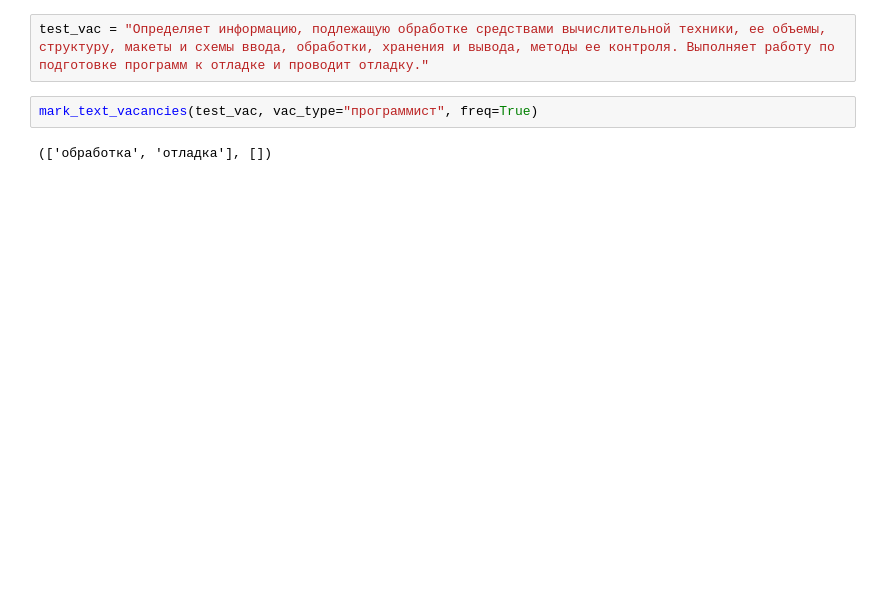
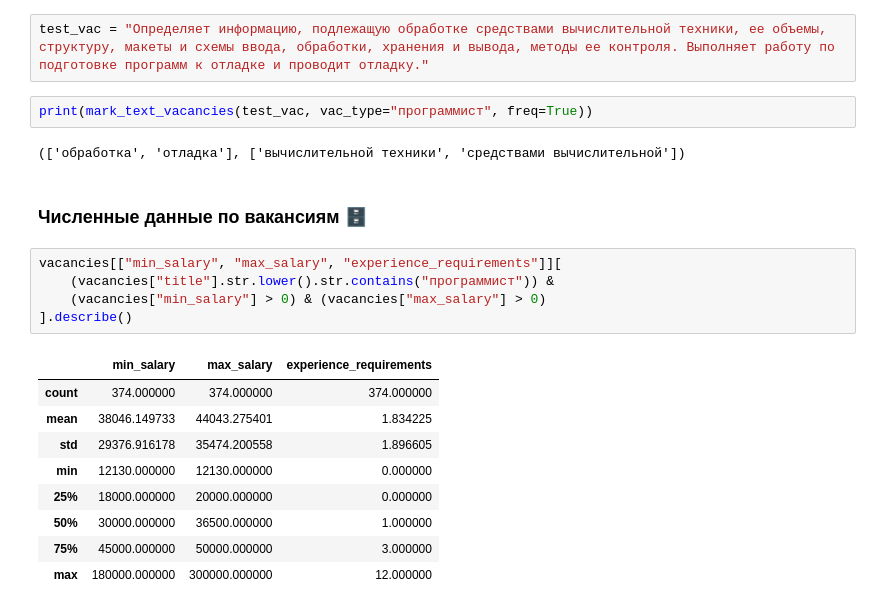
Before and after one commit to melchugin/choiceapp.deaflizards.ru, a Jupyter notebook: research/Sentiment.ipynb, the cells around one changed output. Drawn from its saved outputs; the diff is of its cells as text; blank space fills up the shorter version.

```diff
--- a/research/Sentiment.ipynb
+++ b/research/Sentiment.ipynb
@@ -497,6 +500,23 @@ def mark_text_vacancies(text, vac_type, words=words, bigrams=bigrams, freq=True)
 # %%
 test_vac = "Определяет информацию, подлежащую обработке средствами вычислительной техники, ее объемы, структуру, макеты и схемы ввода, обработки, хранения и вывода, методы ее контроля. Выполняет работу по подготовке программ к отладке и проводит отладку."
 # %%
-mark_text_vacancies(test_vac, vac_type="программист", freq=True)
+print(mark_text_vacancies(test_vac, vac_type="программист", freq=True))
 # %% [output]
-(['обработка', 'отладка'], [])
+(['обработка', 'отладка'], ['вычислительной техники', 'средствами вычислительной'])
+# %% [markdown]
+### Численные данные по вакансиям 🗄
+# %%
+vacancies[["min_salary", "max_salary", "experience_requirements"]][
+    (vacancies["title"].str.lower().str.contains("программист")) &
+    (vacancies["min_salary"] > 0) & (vacancies["max_salary"] > 0)
+].describe()
+# %% [output]
+|  | min_salary | max_salary | experience_requirements |
+| count | 374.000000 | 374.000000 | 374.000000 |
+| mean | 38046.149733 | 44043.275401 | 1.834225 |
+| std | 29376.916178 | 35474.200558 | 1.896605 |
+| min | 12130.000000 | 12130.000000 | 0.000000 |
+| 25% | 18000.000000 | 20000.000000 | 0.000000 |
+| 50% | 30000.000000 | 36500.000000 | 1.000000 |
+| 75% | 45000.000000 | 50000.000000 | 3.000000 |
+| max | 180000.000000 | 300000.000000 | 12.000000 |
```
Also changed, not shown: parts of 18 cells of this notebook.
